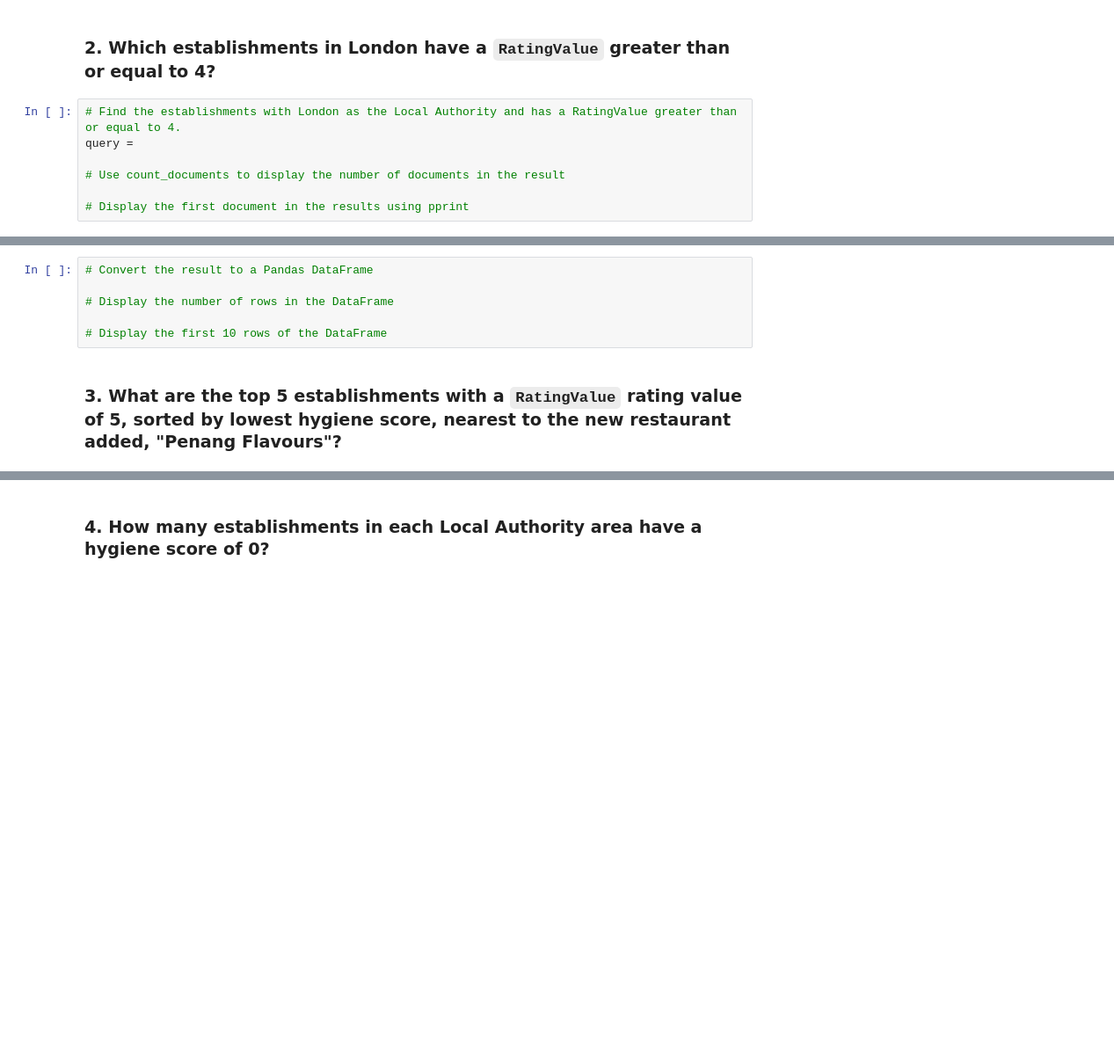
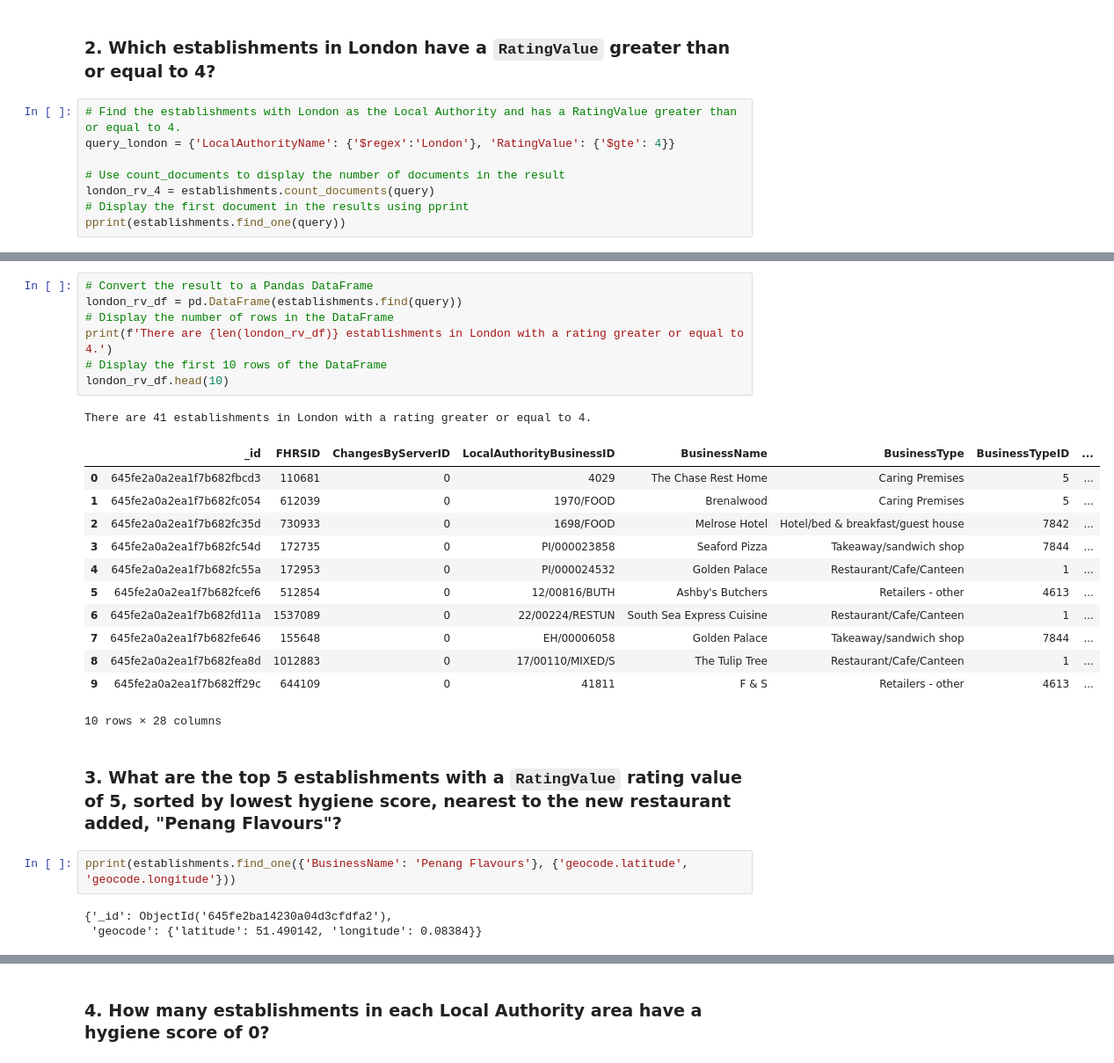
Before and after one commit to Rstevens318/nosql-challenge, a Jupyter notebook: NoSQL_analysis_starter.ipynb, the cells around one changed output, grey strips where cells are left out. Shown: that part at 88% size. Drawn from its saved outputs; the diff is of its cells as text; blank space fills up the shorter version.

```diff
--- a/NoSQL_analysis_starter.ipynb
+++ b/NoSQL_analysis_starter.ipynb
@@ -45,8 +99,9 @@ query =
 ### 2. Which establishments in London have a `RatingValue` greater than or equal to 4?
 # %%
 # Find the establishments with London as the Local Authority and has a RatingValue greater than or equal to 4.
-query =
+query_london = {'LocalAuthorityName': {'$regex':'London'}, 'RatingValue': {'$gte': 4}}
 
 # Use count_documents to display the number of documents in the result
-
+london_rv_4 = establishments.count_documents(query)
 # Display the first document in the results using pprint
+pprint(establishments.find_one(query))
@@ -53,11 +126,31 @@ query =
 # %%
 # Convert the result to a Pandas DataFrame
-
+london_rv_df = pd.DataFrame(establishments.find(query))
 # Display the number of rows in the DataFrame
-
+print(f'There are {len(london_rv_df)} establishments in London with a rating greater or equal to 4.')
 # Display the first 10 rows of the DataFrame
+london_rv_df.head(10)
+# %% [output]
+There are 41 establishments in London with a rating greater or equal to 4.
+|  | _id | FHRSID | ChangesByServerID | LocalAuthorityBusinessID | BusinessName | BusinessType | BusinessTypeID | ... |
+| 0 | 645fe2a0a2ea1f7b682fbcd3 | 110681 | 0 | 4029 | The Chase Rest Home | Caring Premises | 5 | ... |
+| 1 | 645fe2a0a2ea1f7b682fc054 | 612039 | 0 | 1970/FOOD | Brenalwood | Caring Premises | 5 | ... |
+| 2 | 645fe2a0a2ea1f7b682fc35d | 730933 | 0 | 1698/FOOD | Melrose Hotel | Hotel/bed & breakfast/guest house | 7842 | ... |
+| 3 | 645fe2a0a2ea1f7b682fc54d | 172735 | 0 | PI/000023858 | Seaford Pizza | Takeaway/sandwich shop | 7844 | ... |
+| 4 | 645fe2a0a2ea1f7b682fc55a | 172953 | 0 | PI/000024532 | Golden Palace | Restaurant/Cafe/Canteen | 1 | ... |
+| 5 | 645fe2a0a2ea1f7b682fcef6 | 512854 | 0 | 12/00816/BUTH | Ashby's Butchers | Retailers - other | 4613 | ... |
+| 6 | 645fe2a0a2ea1f7b682fd11a | 1537089 | 0 | 22/00224/RESTUN | South Sea Express Cuisine | Restaurant/Cafe/Canteen | 1 | ... |
+| 7 | 645fe2a0a2ea1f7b682fe646 | 155648 | 0 | EH/00006058 | Golden Palace | Takeaway/sandwich shop | 7844 | ... |
+| 8 | 645fe2a0a2ea1f7b682fea8d | 1012883 | 0 | 17/00110/MIXED/S | The Tulip Tree | Restaurant/Cafe/Canteen | 1 | ... |
+| 9 | 645fe2a0a2ea1f7b682ff29c | 644109 | 0 | 41811 | F & S | Retailers - other | 4613 | ... |
+10 rows × 28 columns
 # %% [markdown]
 ### 3. What are the top 5 establishments with a `RatingValue` rating value of 5, sorted by lowest hygiene score, nearest to the new restaurant added, "Penang Flavours"?
+# %%
+pprint(establishments.find_one({'BusinessName': 'Penang Flavours'}, {'geocode.latitude', 'geocode.longitude'}))
+# %% [output]
+{'_id': ObjectId('645fe2ba14230a04d3cfdfa2'),
+ 'geocode': {'latitude': 51.490142, 'longitude': 0.08384}}
 # %%
 # Search within 0.01 degree on either side of the latitude and longitude.
 # Rating value must equal 5
```
Also changed, not shown: parts of 9 cells of this notebook, 1 other file.
